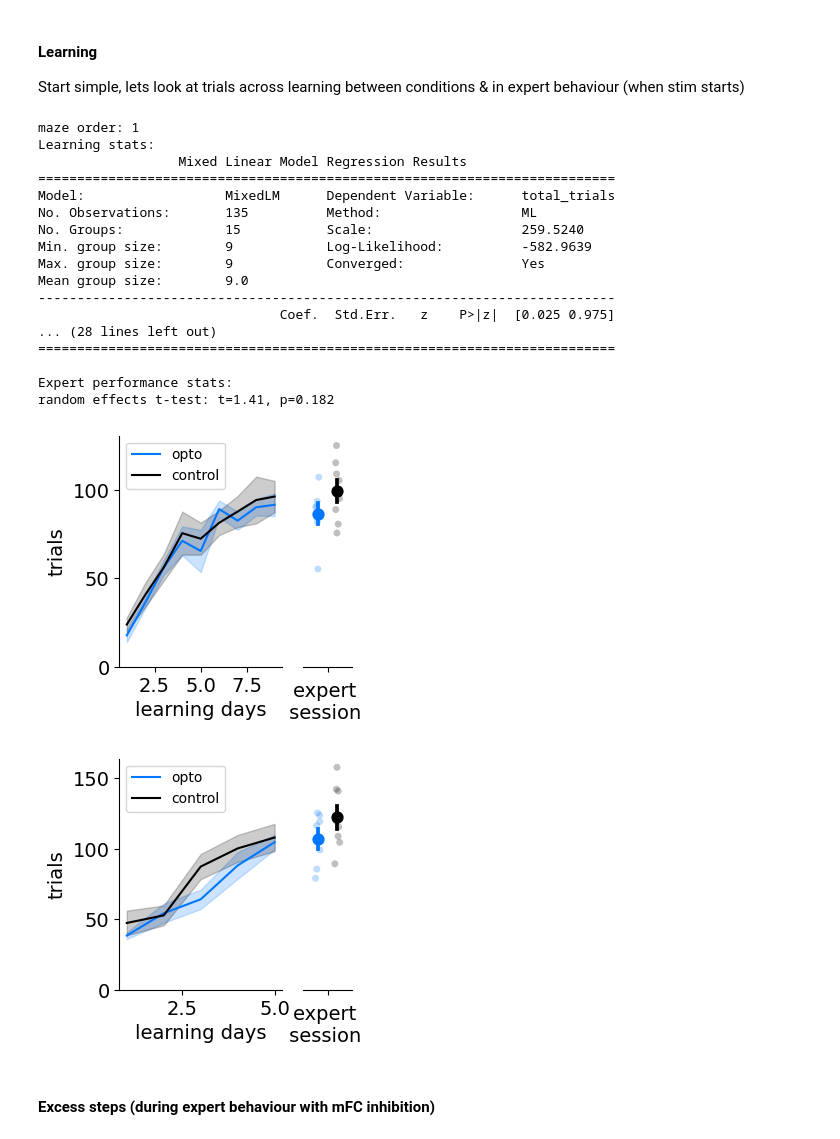
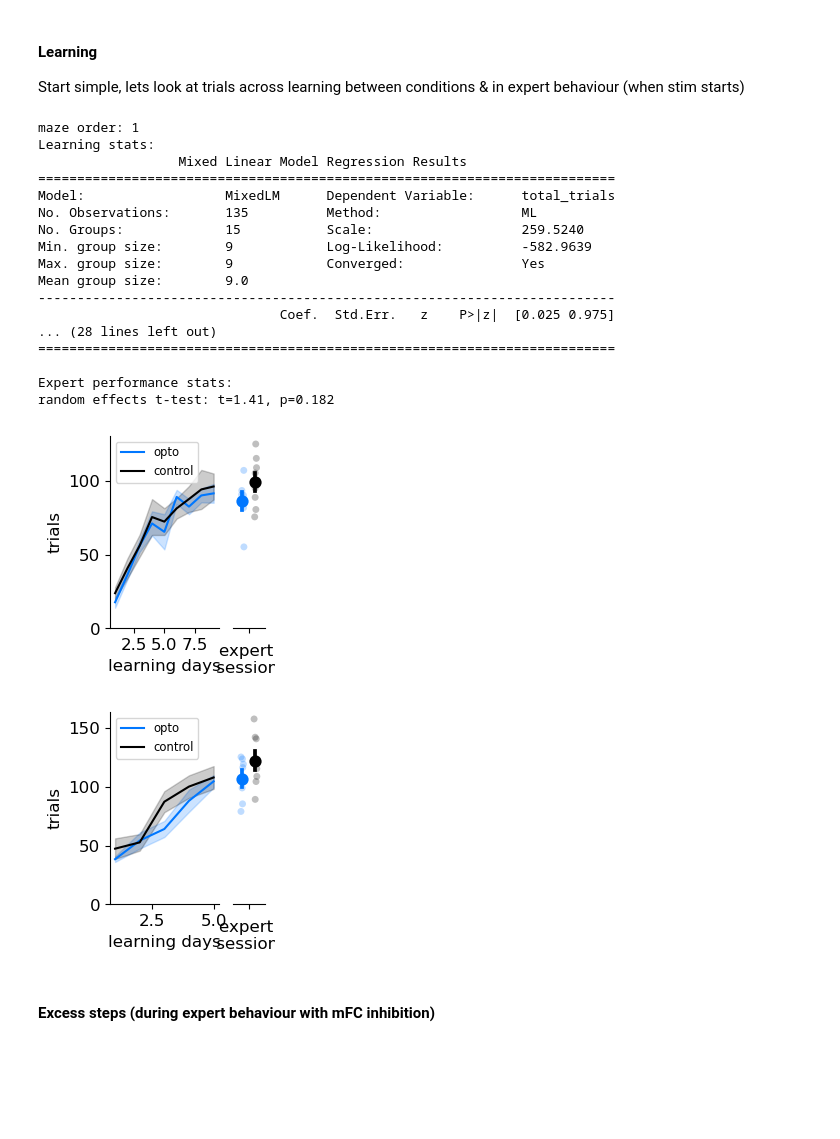
Before and after one commit to peterdoohan/goalNav_mFC-opto3, a Jupyter notebook: code/Notebooks/performance_metrics.ipynb, the cells around one changed output. Drawn from its saved outputs; the diff is of its cells as text; code cells hidden in the pictures; blank space fills up the shorter version.

```diff
--- a/code/Notebooks/performance_metrics.ipynb
+++ b/code/Notebooks/performance_metrics.ipynb
@@ -13,13 +13,13 @@ from matplotlib import pyplot as plt
 
 plt.rcParams.update(
     {
-        "font.size": 12,
-        "axes.titlesize": 16,
-        "axes.labelsize": 14,
-        "xtick.labelsize": 14,
-        "ytick.labelsize": 14,
+        "font.size": 10,
+        "axes.titlesize": 14,
+        "axes.labelsize": 12,
+        "xtick.labelsize": 12,
+        "ytick.labelsize": 12,
         "legend.fontsize": 8,
-        "figure.titlesize": 18,
+        "figure.titlesize": 14,
         "pdf.fonttype": 42,
     }
 )
@@ -43,30 +43,30 @@ expert_df = bl.get_expert_performance_df()
 # %%
 reload(bl)
 for maze_order in [1, 2]:
     print(f"maze order: {maze_order}")
-    fig, axes = plt.subplots(1, 2, figsize=(3, 3), width_ratios=[1, 0.3], sharey=True)
+    fig, axes = plt.subplots(1, 2, figsize=(2, 2.5), width_ratios=[1, 0.3], sharey=True)
     bl.plot_performance_summary(learning_df, expert_df, maze_order=maze_order, print_stats=True, axes=axes)
-    # fig.savefig(f"../results/figures/learning_maze_order_{maze_order}.pdf")
+    fig.savefig(f"../results/figures/learning_maze_order_{maze_order}.pdf")
 # %% [output]
 maze order: 1
 Learning stats:
                   Mixed Linear Model Regression Results
 ==========================================================================
 Model:                  MixedLM      Dependent Variable:      total_trials
 No. Observations:       135          Method:                  ML
 No. Groups:             15           Scale:                   259.5240
 Min. group size:        9            Log-Likelihood:          -582.9639
 Max. group size:        9            Converged:               Yes
 Mean group size:        9.0
 --------------------------------------------------------------------------
                                Coef.  Std.Err.   z    P>|z|  [0.025 0.975]
 ... (28 lines left out)
 ==========================================================================
 
 Expert performance stats:
 random effects t-test: t=1.41, p=0.182
-[figure, old version]
+[figure, new version]
-[figure, old version]
+[figure, new version]
 # %% [markdown]
 #### Excess steps (during expert behaviour with mFC inhibition)
 # %%
```
Also changed, not shown: parts of 20 cells of this notebook, 3 other files.
